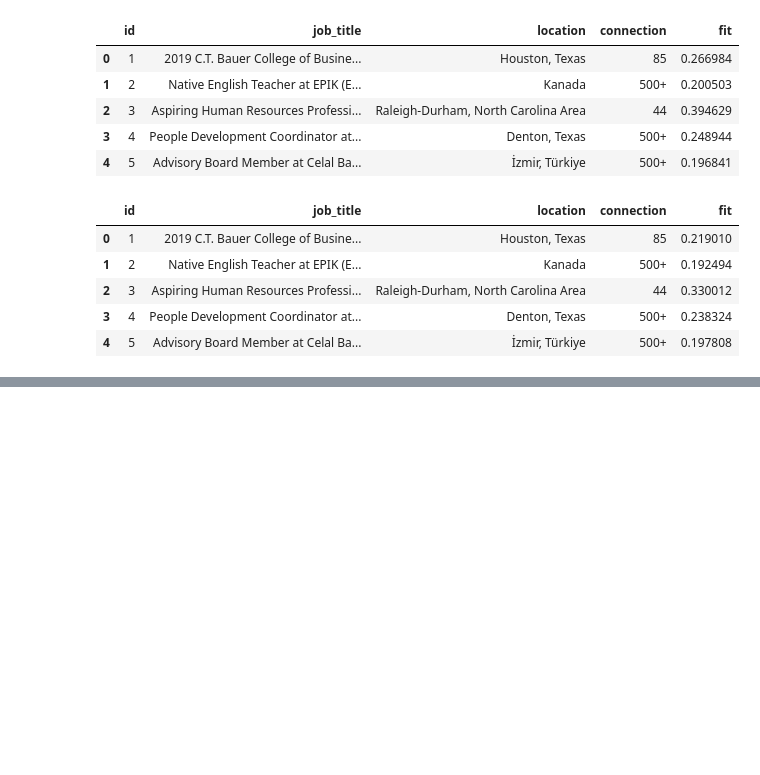
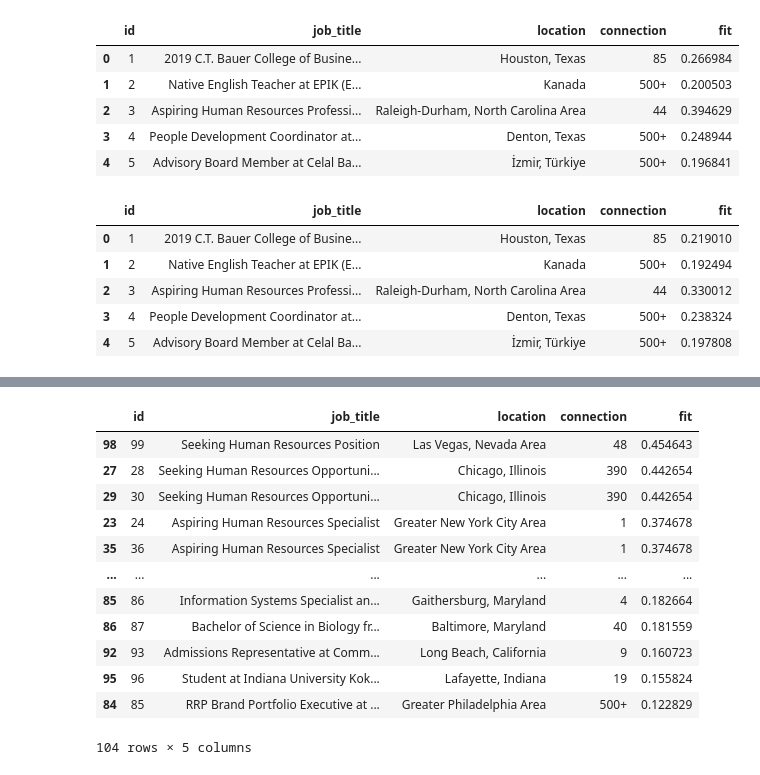
Before and after one commit to cholmess/Potential_Talents, a Jupyter notebook: notebooks/Potential Talents.ipynb, the cells around one changed output, grey strips where cells are left out. Cells and saved outputs as stored; diff of their text form; code cells hidden in the pictures; blank space fills up the shorter version.

```diff
--- a/notebooks/Potential Talents.ipynb
+++ b/notebooks/Potential Talents.ipynb
@@ -446,0 +464,17 @@ talents_key_2.head()
+# %%
+# Rank the dataframes
+talents_key_2.sort_values(by='fit',ascending=False)
+# %% [output]
+|  | id | job_title | location | connection | fit |
+| 98 | 99 | Seeking Human Resources Position | Las Vegas, Nevada Area | 48 | 0.454643 |
+| 27 | 28 | Seeking Human Resources Opportuni... | Chicago, Illinois | 390 | 0.442654 |
+| 29 | 30 | Seeking Human Resources Opportuni... | Chicago, Illinois | 390 | 0.442654 |
+| 23 | 24 | Aspiring Human Resources Specialist | Greater New York City Area | 1 | 0.374678 |
+| 35 | 36 | Aspiring Human Resources Specialist | Greater New York City Area | 1 | 0.374678 |
+| ... | ... | ... | ... | ... | ... |
+| 85 | 86 | Information Systems Specialist an... | Gaithersburg, Maryland | 4 | 0.182664 |
+| 86 | 87 | Bachelor of Science in Biology fr... | Baltimore, Maryland | 40 | 0.181559 |
+| 92 | 93 | Admissions Representative at Comm... | Long Beach, California | 9 | 0.160723 |
+| 95 | 96 | Student at Indiana University Kok... | Lafayette, Indiana | 19 | 0.155824 |
+| 84 | 85 | RRP Brand Portfolio Executive at ... | Greater Philadelphia Area | 500+ | 0.122829 |
+104 rows × 5 columns
```
Also changed, not shown: parts of 1 cell of this notebook.
